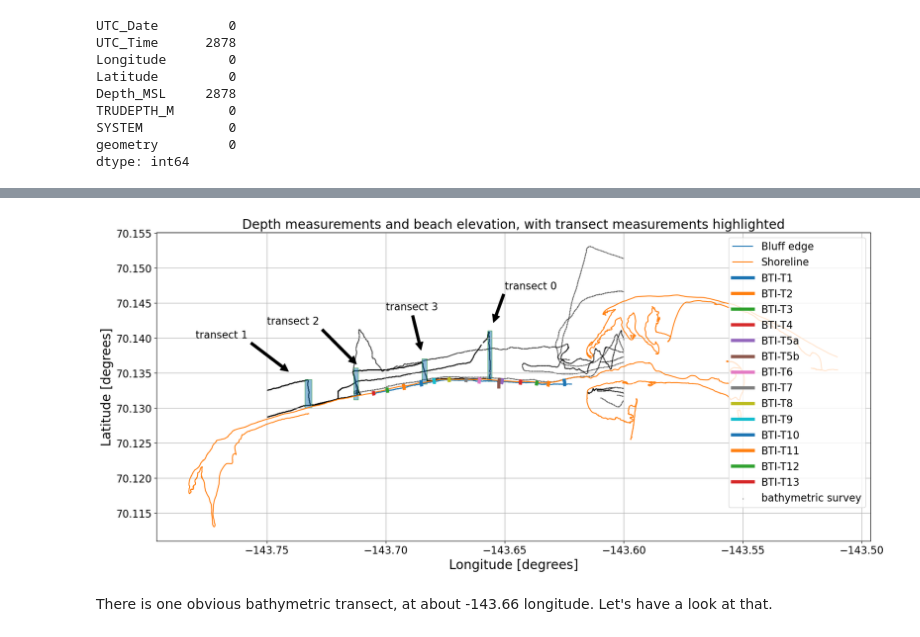
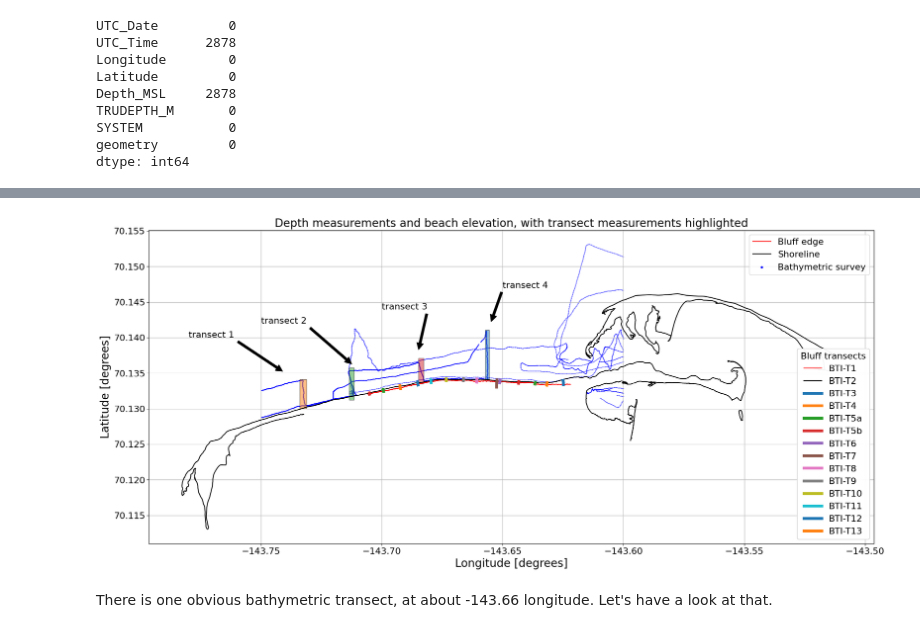
Before and after one commit to khdebruijn/thermo-morphological-model, a Jupyter notebook: database/compare_erikson_gibbs.ipynb, the cells around one changed output, grey strips where cells are left out. Drawn from its saved outputs; the diff is of its cells as text; code cells hidden in the pictures.

```diff
--- a/database/compare_erikson_gibbs.ipynb
+++ b/database/compare_erikson_gibbs.ipynb
@@ -173,57 +173,82 @@ mask2 = ((-143.7135902, -143.7115433), (70.1312311, 70.1357495))
 mask3 = ((-143.6848545, -143.682685), (70.1334594, 70.1370818))
 
 patch0 = Rectangle((mask0[0][0], mask0[1][0]), width=mask0[0][1]-mask0[0][0], height=mask0[1][1]-mask0[1][0],
-                   facecolor=None, edgecolor='green', alpha=0.5, label='Transect0')
+                   facecolor='C0', edgecolor='k', alpha=0.5, label='Transect0')
 patch1 = Rectangle((mask1[0][0], mask1[1][0]), width=mask1[0][1]-mask1[0][0], height=mask1[1][1]-mask1[1][0],
-                   facecolor=None, edgecolor='green', alpha=0.5)
+                   facecolor='C1', edgecolor='k', alpha=0.5)
 patch2 = Rectangle((mask2[0][0], mask2[1][0]), width=mask2[0][1]-mask2[0][0], height=mask2[1][1]-mask2[1][0],
-                   facecolor=None, edgecolor='green', alpha=0.5)
+                   facecolor='C2', edgecolor='k', alpha=0.5)
 patch3 = Rectangle((mask3[0][0], mask3[1][0]), width=mask3[0][1]-mask3[0][0], height=mask3[1][1]-mask3[1][0],
-                   facecolor=None, edgecolor='green', alpha=0.5)
+                   facecolor='C3', edgecolor='k', alpha=0.5)
 
 fig, ax = plt.subplots(figsize=(20,20))
 
-gdf_be[(gdf_be.Year_ == 2010) + (gdf_be.Year_ == 2011)].plot(ax=ax, color='C0', label='Bluff edge')
-gdf_sl[(gdf_sl.Year_ == 2010) + (gdf_sl.Year_ == 2011)].plot(ax=ax, color='C1', label='Shoreline')
+map_lines = []
+
+gdf_be[(gdf_be.Year_ == 2010) + (gdf_be.Year_ == 2011)].plot(ax=ax, color='r', label='Bluff edge')
+gdf_sl[(gdf_sl.Year_ == 2010) + (gdf_sl.Year_ == 2011)].plot(ax=ax, color='k', label='Shoreline')
+
+line_be, = ax.plot([], [], 'r')
+line_sl, = ax.plot([], [], 'k')
+
+map_lines.append(line_be)
+map_lines.append(line_sl)
 
 # gdf_be_cr[gdf_be_cr.TransectID==transect_id].plot(ax=ax, color='red')
 # gdf_sl_cr[gdf_sl_cr.TransectID==transect_id].plot(ax=ax, color='blue')
 
 # gdf_be_bl.plot(ax=ax, color='red', label='bluff edge baseline')
 # gdf_sl_bl.plot(ax=ax, color='blue', label='shoreline baseline')
 
+
+gdf_bath.plot(column='TRUDEPTH_M', ax=ax, color='b', markersize=0.1, aspect='auto')
+ghost_point = ax.scatter([], [], color='b', s=10, label='bathymetric survey')
+
+bluff_transect_lines = []
+
+labels_transects_ids = gdf_beach_profiles.TransectID.unique()
+
 for id in gdf_beach_profiles.TransectID.unique():
-    gdf_beach_profiles[gdf_beach_profiles.TransectID==id].plot(ax=ax, kind='line', column='TransectID', x='Longitude', y='Latitude', legend=True, label=id, linewidth=5)
+    line = gdf_beach_profiles[gdf_beach_profiles.TransectID==id].plot(ax=ax, kind='line', column='TransectID', x='Longitude', y='Latitude', legend=True, label=id, linewidth=5)
+    bluff_transect_lines.append(line)
 
-gdf_bath.plot(column='TRUDEPTH_M', ax=ax, color='black', markersize=0.1, label='bathymetric survey', aspect='auto')
+map_lines.append(ghost_point)
 
-ax.legend()
 ax.set_xlabel('Longitude [degrees]')
 ax.set_ylabel('Latitude [degrees]')
 
 ax.set_title("Depth measurements and beach elevation, with transect measurements highlighted")
+
+lines = ax.get_lines()
+
+leg1 = plt.legend(map_lines, ['Bluff edge','Shoreline', 'Bathymetric survey'], loc='upper right')
+leg2 = plt.legend(lines, labels_transects_ids, title='Bluff transects', loc='lower right')
+
+ax.add_artist(leg1)
+ax.add_artist(leg2)
 
 ax.add_patch(patch0)
 ax.add_patch(patch1)
 ax.add_patch(patch2)
 ax.add_patch(patch3)
 
 # ax.set_xlim((-143.66, -143.65))
 # ax.set_ylim((70.13, 70.142))
 
 ax.annotate('transect 1', xy=(-143.74, 70.135), xytext=(-143.78, 70.140), arrowprops=dict(facecolor='black', shrink=0.05))
 ax.annotate('transect 2', xy=(-143.7115, 70.136), xytext=(-143.75, 70.142), arrowprops=dict(facecolor='black', shrink=0.05))
 ax.annotate('transect 3', xy=(-143.685, 70.138), xytext=(-143.70, 70.144), arrowprops=dict(facecolor='black', shrink=0.05))
-ax.annotate('transect 0', xy=(-143.655, 70.142), xytext=(-143.65, 70.147), arrowprops=dict(facecolor='black', shrink=0.05))
+ax.annotate('transect 4', xy=(-143.655, 70.142), xytext=(-143.65, 70.147), arrowprops=dict(facecolor='black', shrink=0.05))
 
 ax.grid()
 
+fig.tight_layout()
+
 fig.show()
 
-
 plt.savefig(os.path.join(save_dir, 'depth_measurements_and_beach_elevation_and_masks.png'), bbox_inches='tight', facecolor='white', transparent=False)
 # %% [output]
-[figure, old version]
+[figure, new version]
 # %% [markdown]
 There is one obvious bathymetric transect, at about -143.66 longitude. Let's have a look at that.
 # %%
```
Also changed, not shown: parts of 11 cells of this notebook, 1 other file.
